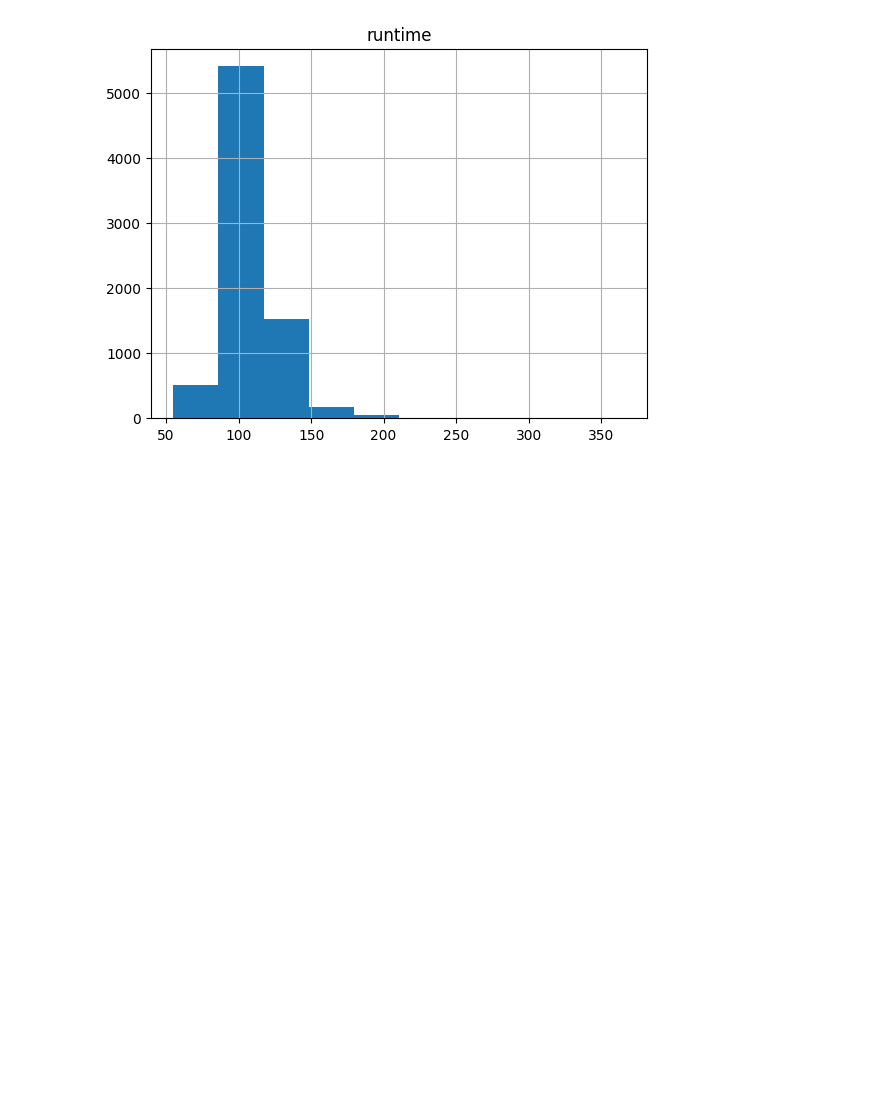
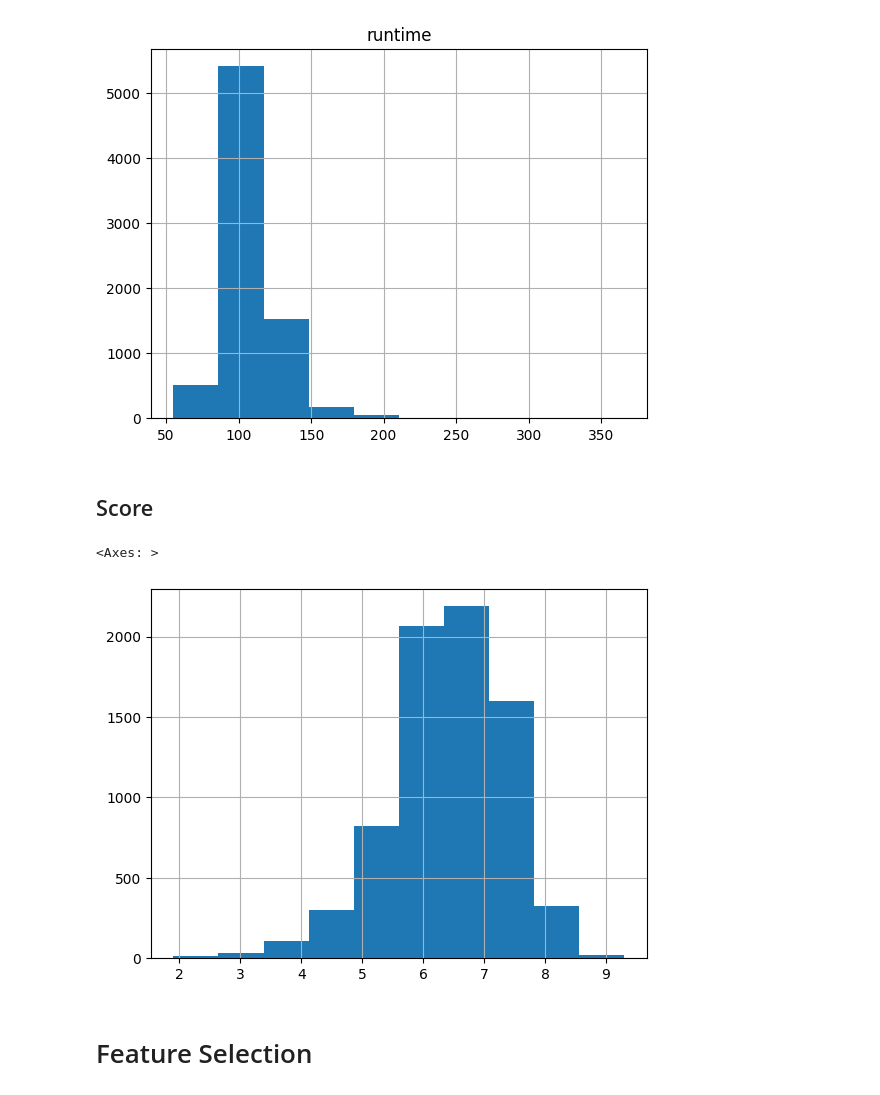
Before and after one commit to KalebJS/cs201r-final-project, a Jupyter notebook: explore.ipynb, the cells around one changed output. Drawn from its saved outputs; the diff is of its cells as text; code cells hidden in the pictures; blank space fills up the shorter version.

Commit message:
select features

```diff
--- a/explore.ipynb
+++ b/explore.ipynb
@@ -120,3 +185,12 @@ for col in df.columns:
 [figure]
 [figure]
 [figure]
+# %% [markdown]
+## Score
+# %%
+df.score.hist()
+# %% [output]
+<Axes: >
+[figure, added]
+# %% [markdown]
+# Feature Selection
```
Also changed, not shown: parts of 39 cells of this notebook, 3 other files.
